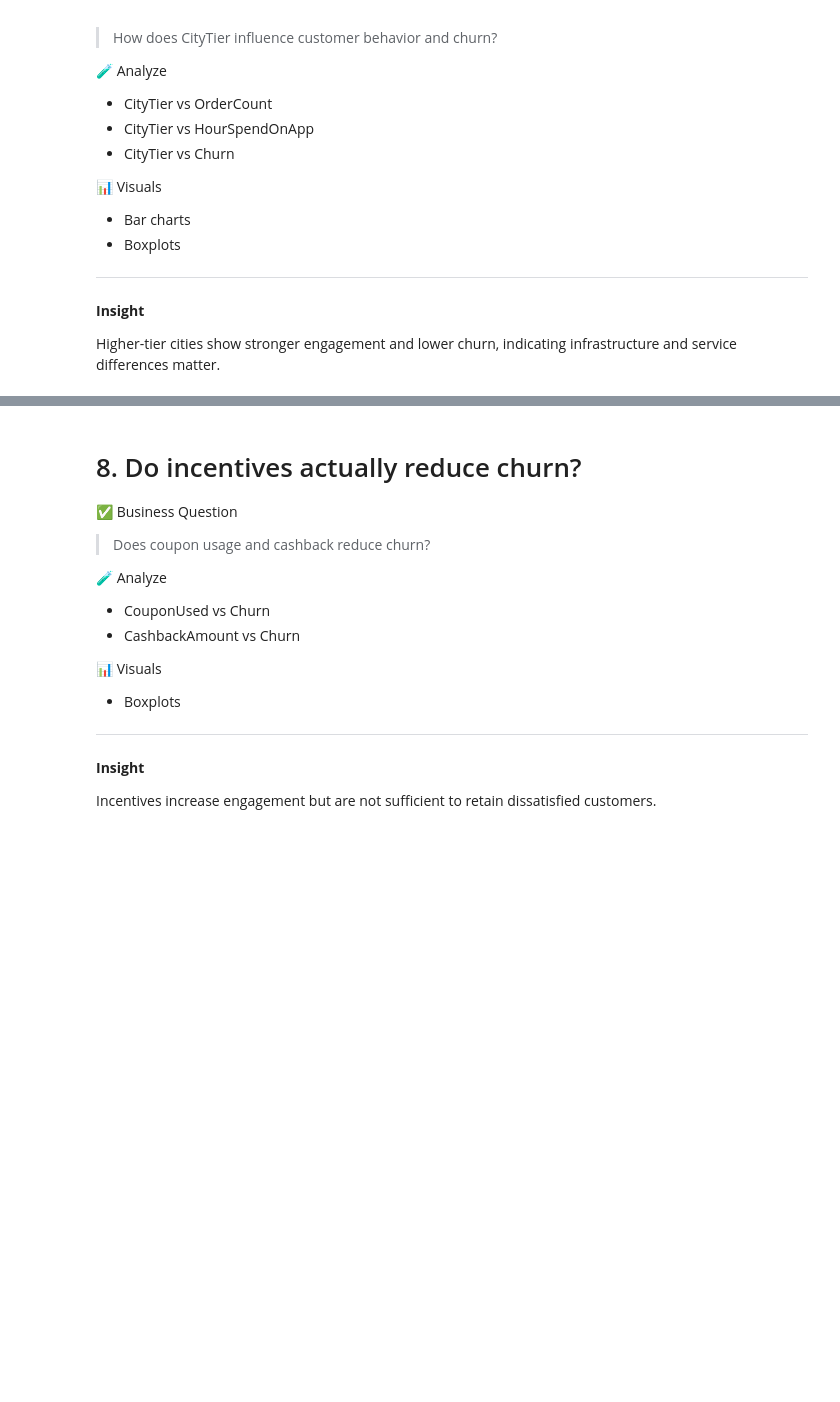
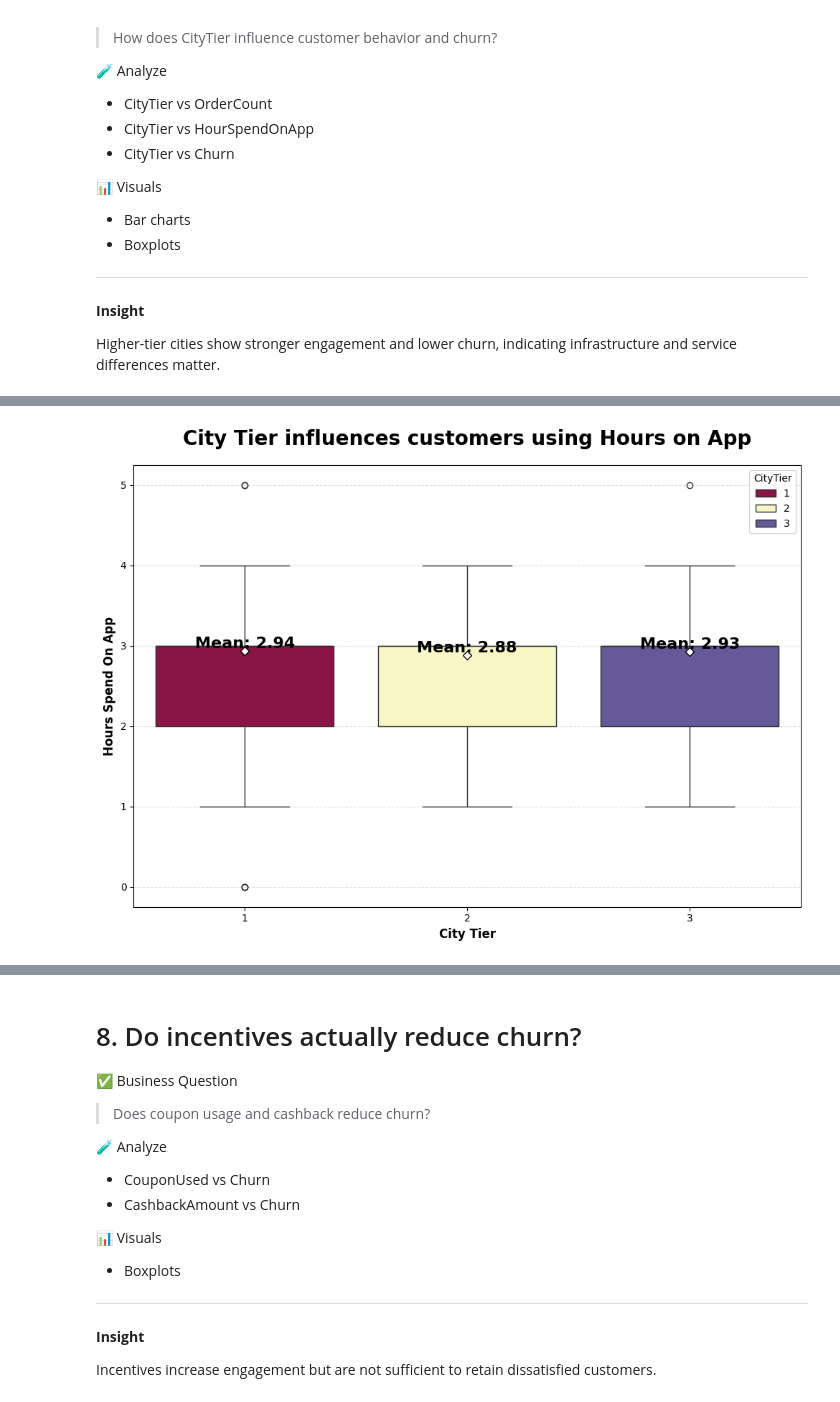
Before and after one commit to shivamtyagi577/E-commerce-Customer-End-to-End-Churn, a Jupyter notebook: Customer_Churn_Analysis_E_Commerce.ipynb, the cells around one changed output, grey strips where cells are left out. Saved outputs shown, nothing was run; the diff lists cells and outputs as text; code cells hidden in the pictures; blank space fills up the shorter version.

```diff
--- a/Customer_Churn_Analysis_E_Commerce.ipynb
+++ b/Customer_Churn_Analysis_E_Commerce.ipynb
@@ -1047,0 +1109,27 @@ Higher-tier cities show stronger engagement and lower churn, indicating infrastr
+# %%
+plt.figure(figsize=(12,8))
+
+ax=sns.boxplot(data=df, x="CityTier", y="HourSpendOnApp", palette='Spectral', hue='CityTier', showmeans=True,
+               meanprops={"marker":"D", "markerfacecolor":"white", "markeredgecolor":"black"})
+
+means = df.groupby('CityTier')['HourSpendOnApp'].mean()
+
+for i,m in enumerate(means):
+  ax.text(i, m, f'Mean: {m:.2f}',
+            horizontalalignment='center',
+            va='bottom',           # Ensures text is slightly above the marker
+            size='16',
+            color='black',
+            weight='bold')
+
+plt.title('City Tier influences customers using Hours on App', fontsize=20, fontweight='bold', pad=20)
+plt.xlabel('City Tier', fontsize=12, fontweight='bold')
+plt.ylabel('Hours Spend On App', fontsize=12, fontweight='bold')
+plt.grid(axis='y', linestyle='--', alpha=0.4)
+plt.show()
+
+
+# plt.title("City Tier influences customers using Hours on App")
+# plt.show()
+# %% [output]
+[figure, added]
```
Also changed, not shown: parts of 7 cells of this notebook.
